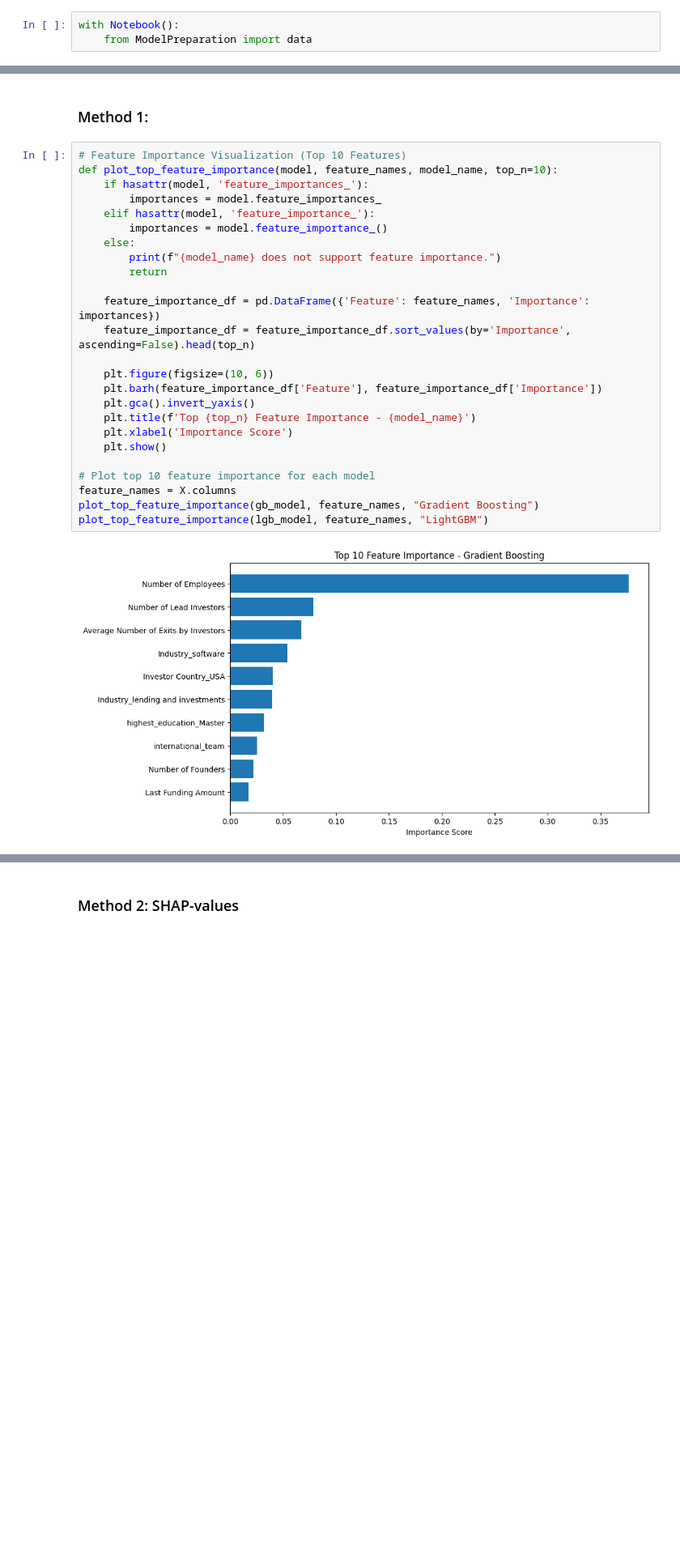
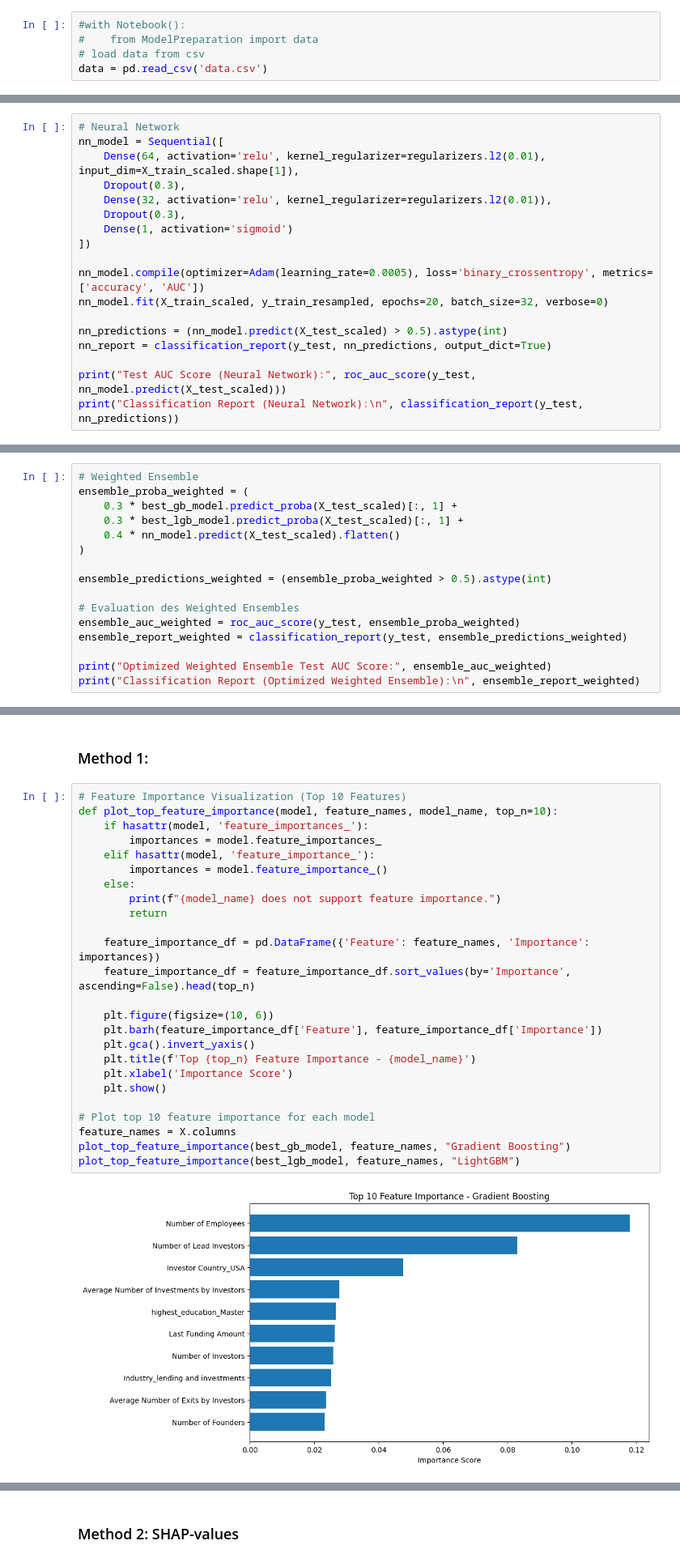
Before and after one commit to JDL05/PredictingVentureSuccess_ADA, a Jupyter notebook: Code/Modelling/Modelling.ipynb, the cells around one changed output, grey strips where cells are left out. Shown at 81% size. Drawn from its saved outputs; the diff is of its cells as text; blank space fills up the shorter version.

```diff
--- a/Code/Modelling/Modelling.ipynb
+++ b/Code/Modelling/Modelling.ipynb
@@ -27,5 +29,7 @@ import numpy as np
 # %%
 pd.set_option('display.max_columns', None)
 # %%
-with Notebook():
-    from ModelPreparation import data
+#with Notebook():
+#    from ModelPreparation import data
+# load data from csv
+data = pd.read_csv('data.csv')
@@ -128,0 +219,18 @@ And if memory is not enough, you can set `force_col_wise=true`.
+# %%
+# Neural Network
+nn_model = Sequential([
+    Dense(64, activation='relu', kernel_regularizer=regularizers.l2(0.01), input_dim=X_train_scaled.shape[1]),
+    Dropout(0.3),
+    Dense(32, activation='relu', kernel_regularizer=regularizers.l2(0.01)),
+    Dropout(0.3),
+    Dense(1, activation='sigmoid')
+])
+
+nn_model.compile(optimizer=Adam(learning_rate=0.0005), loss='binary_crossentropy', metrics=['accuracy', 'AUC'])
+nn_model.fit(X_train_scaled, y_train_resampled, epochs=20, batch_size=32, verbose=0)
+
+nn_predictions = (nn_model.predict(X_test_scaled) > 0.5).astype(int)
+nn_report = classification_report(y_test, nn_predictions, output_dict=True)
+
+print("Test AUC Score (Neural Network):", roc_auc_score(y_test, nn_model.predict(X_test_scaled)))
+print("Classification Report (Neural Network):\n", classification_report(y_test, nn_predictions))
@@ -128,0 +252,16 @@ And if memory is not enough, you can set `force_col_wise=true`.
+# %%
+# Weighted Ensemble
+ensemble_proba_weighted = (
+    0.3 * best_gb_model.predict_proba(X_test_scaled)[:, 1] +
+    0.3 * best_lgb_model.predict_proba(X_test_scaled)[:, 1] +
+    0.4 * nn_model.predict(X_test_scaled).flatten()
+)
+
+ensemble_predictions_weighted = (ensemble_proba_weighted > 0.5).astype(int)
+
+# Evaluation des Weighted Ensembles
+ensemble_auc_weighted = roc_auc_score(y_test, ensemble_proba_weighted)
+ensemble_report_weighted = classification_report(y_test, ensemble_predictions_weighted)
+
+print("Optimized Weighted Ensemble Test AUC Score:", ensemble_auc_weighted)
+print("Classification Report (Optimized Weighted Ensemble):\n", ensemble_report_weighted)
@@ -382,27 +556,27 @@ Passing `palette` without assigning `hue` is deprecated and will be removed in v
 # %%
 # Feature Importance Visualization (Top 10 Features)
 def plot_top_feature_importance(model, feature_names, model_name, top_n=10):
     if hasattr(model, 'feature_importances_'):
         importances = model.feature_importances_
     elif hasattr(model, 'feature_importance_'):
         importances = model.feature_importance_()
     else:
         print(f"{model_name} does not support feature importance.")
         return
 
     feature_importance_df = pd.DataFrame({'Feature': feature_names, 'Importance': importances})
     feature_importance_df = feature_importance_df.sort_values(by='Importance', ascending=False).head(top_n)
 
     plt.figure(figsize=(10, 6))
     plt.barh(feature_importance_df['Feature'], feature_importance_df['Importance'])
     plt.gca().invert_yaxis()
     plt.title(f'Top {top_n} Feature Importance - {model_name}')
     plt.xlabel('Importance Score')
     plt.show()
 
 # Plot top 10 feature importance for each model
 feature_names = X.columns
-plot_top_feature_importance(gb_model, feature_names, "Gradient Boosting")
-plot_top_feature_importance(lgb_model, feature_names, "LightGBM")
+plot_top_feature_importance(best_gb_model, feature_names, "Gradient Boosting")
+plot_top_feature_importance(best_lgb_model, feature_names, "LightGBM")
 # %% [output]
-[figure, old version]
+[figure, new version]
```
Also changed, not shown: parts of 21 cells of this notebook.
